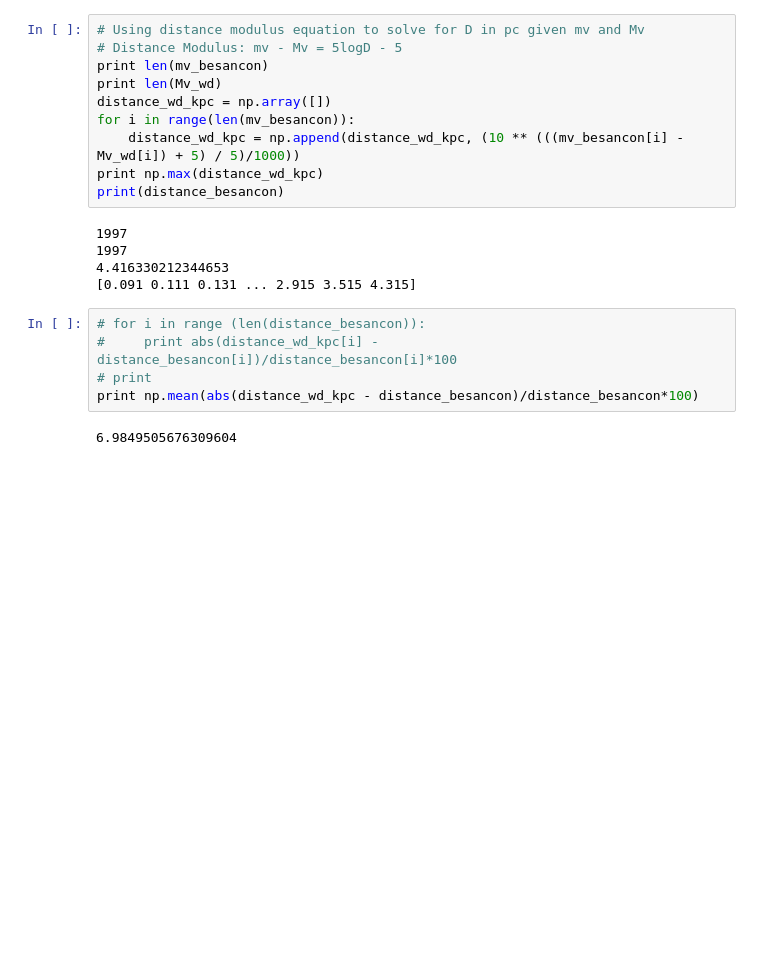
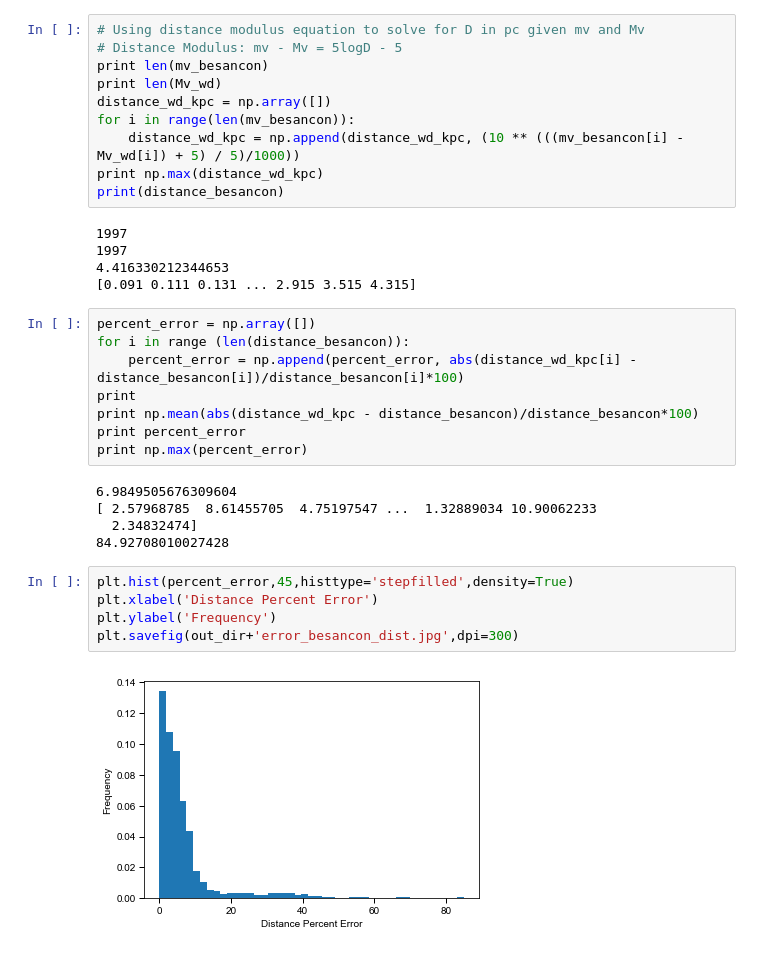
Before and after one commit to tanshijain/SIP2018, a Jupyter notebook: calculating_distance_besancon.ipynb, the cells around one changed output. Cells and saved outputs as stored; diff of their text form; blank space fills up the shorter version.

```diff
--- a/calculating_distance_besancon.ipynb
+++ b/calculating_distance_besancon.ipynb
@@ -104,9 +107,22 @@ print(distance_besancon)
 4.416330212344653
 [0.091 0.111 0.131 ... 2.915 3.515 4.315]
 # %%
-# for i in range (len(distance_besancon)):
-#     print abs(distance_wd_kpc[i] - distance_besancon[i])/distance_besancon[i]*100
-# print
+percent_error = np.array([])
+for i in range (len(distance_besancon)):
+    percent_error = np.append(percent_error, abs(distance_wd_kpc[i] - distance_besancon[i])/distance_besancon[i]*100)
+print
 print np.mean(abs(distance_wd_kpc - distance_besancon)/distance_besancon*100)
+print percent_error
+print np.max(percent_error)
 # %% [output]
 6.9849505676309604
+[ 2.57968785  8.61455705  4.75197547 ...  1.32889034 10.90062233
+  2.34832474]
+84.92708010027428
+# %%
+plt.hist(percent_error,45,histtype='stepfilled',density=True)
+plt.xlabel('Distance Percent Error')
+plt.ylabel('Frequency')
+plt.savefig(out_dir+'error_besancon_dist.jpg',dpi=300)
+# %% [output]
+[figure, added]
```
Also changed, not shown: parts of 1 cell of this notebook, 1 other file.
